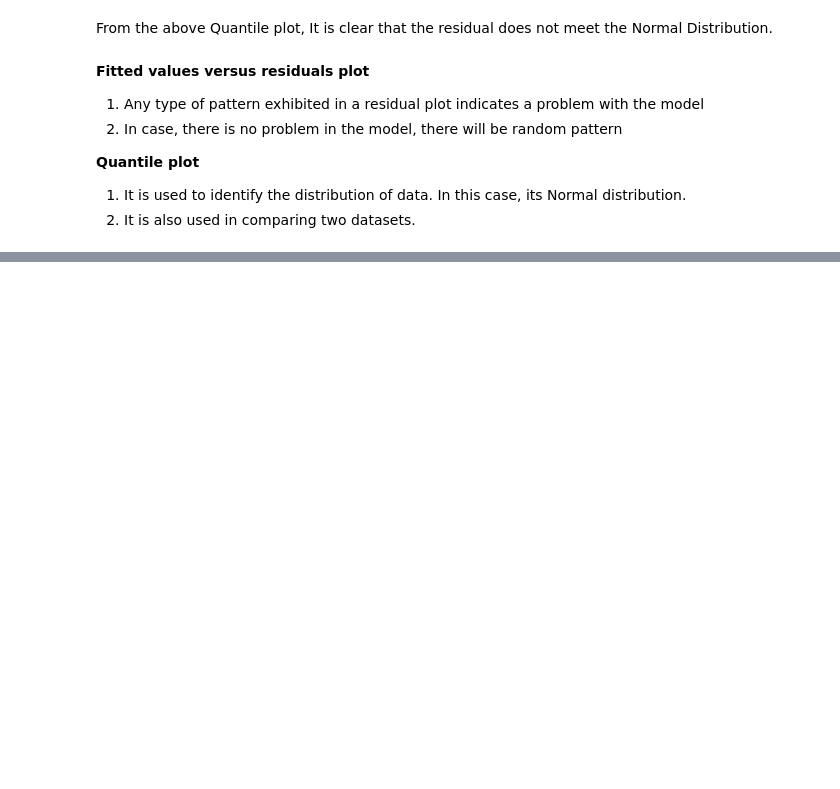
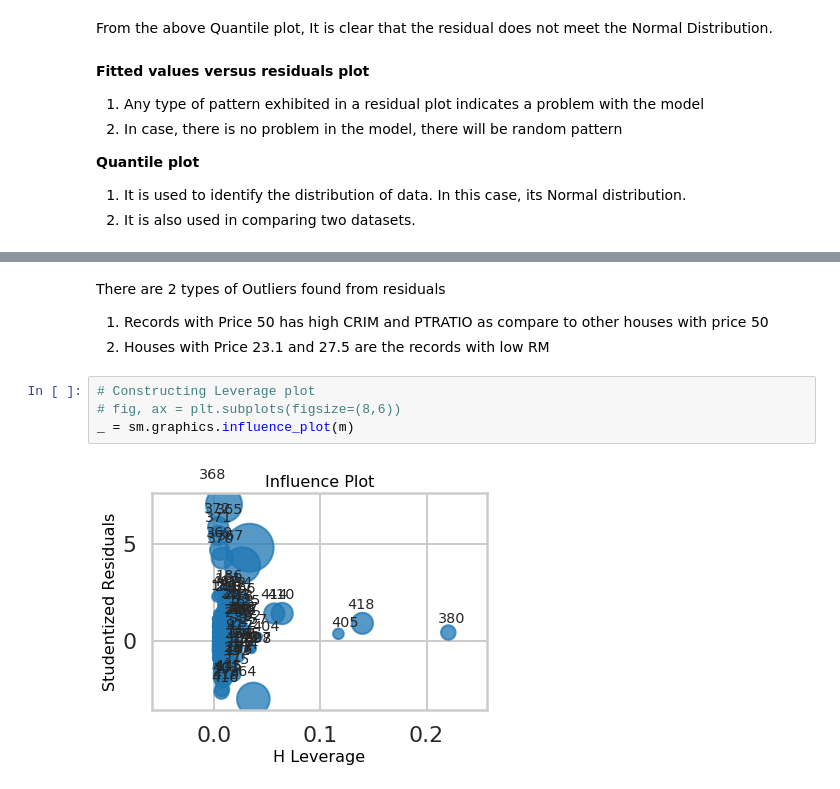
Before and after one commit to aliborji/springboard-mini-projects, a Jupyter notebook: linear_regression/Mini_Project_Linear_Regression.ipynb, the cells around one changed output, grey strips where cells are left out. Drawn from its saved outputs; the diff is of its cells as text; blank space fills up the shorter version.

```diff
--- a/linear_regression/Mini_Project_Linear_Regression.ipynb
+++ b/linear_regression/Mini_Project_Linear_Regression.ipynb
@@ -964,0 +959,10 @@ bos[(bos.PTRATIO>20) & (bos.CRIM>1) & (bos.CRIM<1.2)]
+# %% [markdown]
+There are 2 types of Outliers found from residuals
+1. Records with Price 50 has high CRIM and PTRATIO as compare to other houses with price 50
+2. Houses with Price 23.1 and 27.5 are the records with low RM
+# %%
+# Constructing Leverage plot
+# fig, ax = plt.subplots(figsize=(8,6))
+_ = sm.graphics.influence_plot(m)
+# %% [output]
+[figure, added]
```
Also changed, not shown: parts of 5 cells of this notebook.
